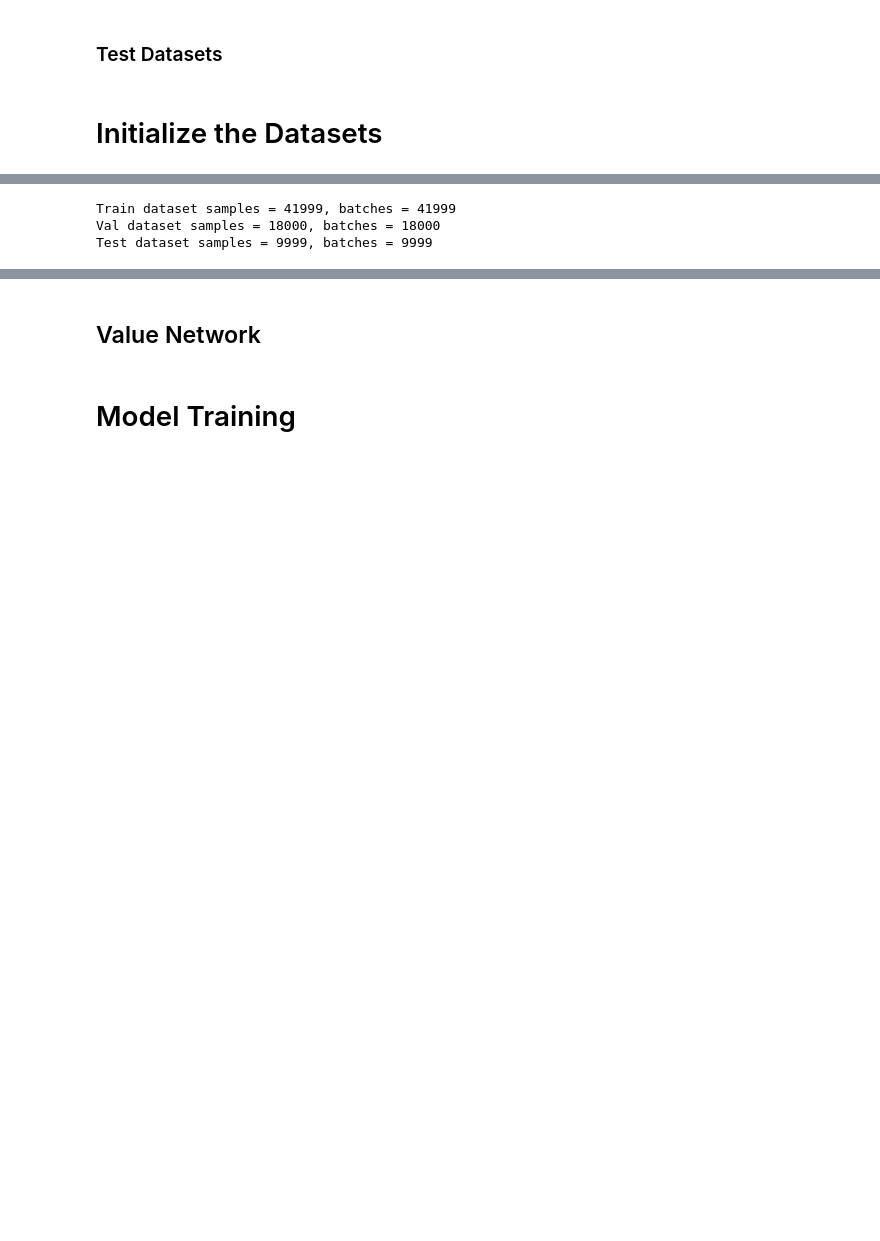
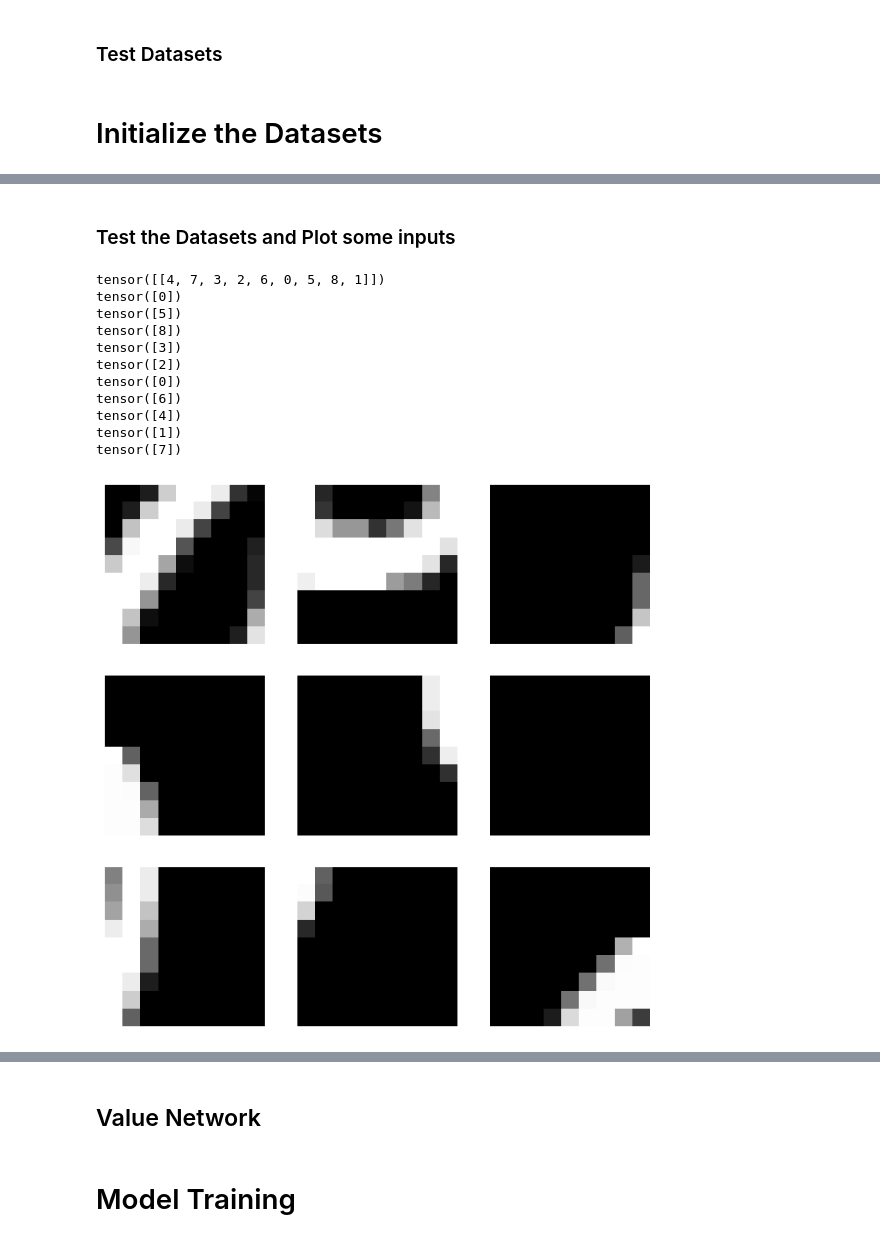
Before and after one commit to james-ngai/11-785-Project, a Jupyter notebook: Value_Network.ipynb, the cells around one changed output, grey strips where cells are left out. Saved outputs shown, nothing was run; the diff lists cells and outputs as text; code cells hidden in the pictures; blank space fills up the shorter version.

```diff
--- a/Value_Network.ipynb
+++ b/Value_Network.ipynb
@@ -175,33 +486,67 @@ class ValueDatasetTest(torch.utils.data.Dataset):
 # %%
-train_data_value = ValueDataset(train_images, train_labels)
-val_data_value = ValueDataset(val_images, val_labels)
-test_data_value = ValueDatasetTest(test_images)
+train_data_state = JigsawDataset_State(train_images, train_labels)
+val_data_state = JigsawDataset_State(val_images, val_labels)
+test_data_state = JigsawDatasetTest_State(test_images)
 
-
-train_loader_value = torch.utils.data.DataLoader(
-        dataset     = train_data_value,
+train_loader_state = torch.utils.data.DataLoader(
+        dataset     = train_data_state,
         num_workers = 2,
-        batch_size  = 32,
+        batch_size  = batch_size_train,
         pin_memory  = True,
         shuffle     = True,
 )
 
-val_loader_value = torch.utils.data.DataLoader(
-        dataset     = val_data_value,
-        num_workers = 2,
-        batch_size  = 32,
+val_loader_state = torch.utils.data.DataLoader(
+        dataset     = val_data_state,
+        num_workers = 1,
+        batch_size  = batch_size_train,
         pin_memory  = True,
         shuffle     = False,
     )
 
-test_loader_value = torch.utils.data.DataLoader(
-        dataset     = test_data_value,
+test_loader_state = torch.utils.data.DataLoader(
+        dataset     = test_data_state,
         num_workers = 1,
-        batch_size  = 32,
+        batch_size  = batch_size_test,
         pin_memory  = True,
         shuffle     = False,
     )
-# %% [output]
-Train dataset samples = 41999, batches = 41999
-Val dataset samples = 18000, batches = 18000
-Test dataset samples = 9999, batches = 9999
+# %% [markdown]
+### Test the Datasets and Plot some inputs
+# %%
+import matplotlib.pyplot as plt
+
+for tiles, order, label in train_loader:
+  fig, ax = plt.subplots(nrows=3, ncols=3, figsize=(8,8))
+  fig.subplots_adjust(hspace=.2)
+
+  for i in range(3):
+      for j in range(3):
+          ax[i][j].axis('off')
+          ax[i][j].imshow(tiles[0][i * 3 + j], cmap='gray')
+  print(order)
+  print(label)
+
+  fig, ax = plt.subplots(nrows=3, ncols=3, figsize=(8,8))
+  fig.subplots_adjust(hspace=.2)
+
+  for i in range(3):
+      for j in range(3):
+          ax[i][j].axis('off')
+          print((order[0]==i * 3 + j).nonzero(as_tuple=True)[0])
+          ax[i][j].imshow(tiles[0][(order[0]==i * 3 + j).nonzero(as_tuple=True)[0].item()], cmap='gray')
+
+  break
+# %% [output]
+tensor([[4, 7, 3, 2, 6, 0, 5, 8, 1]])
+tensor([0])
+tensor([5])
+tensor([8])
+tensor([3])
+tensor([2])
+tensor([0])
+tensor([6])
+tensor([4])
+tensor([1])
+tensor([7])
+[figure, added]
```
Also changed, not shown: parts of 41 cells of this notebook, 1 other file.
